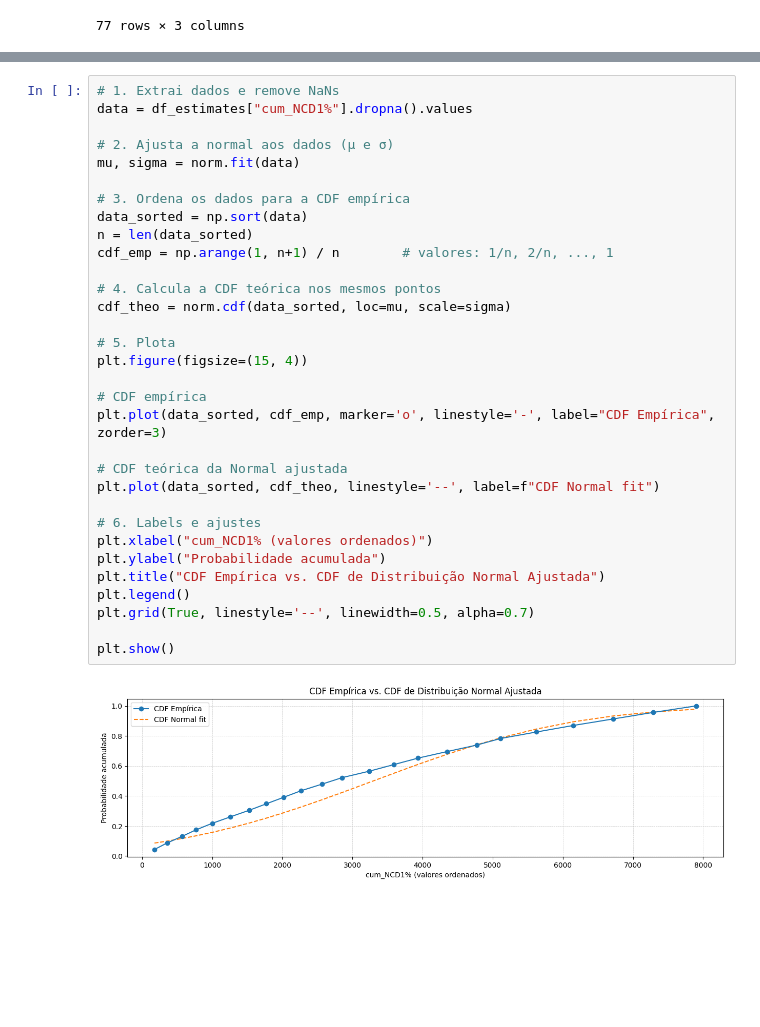
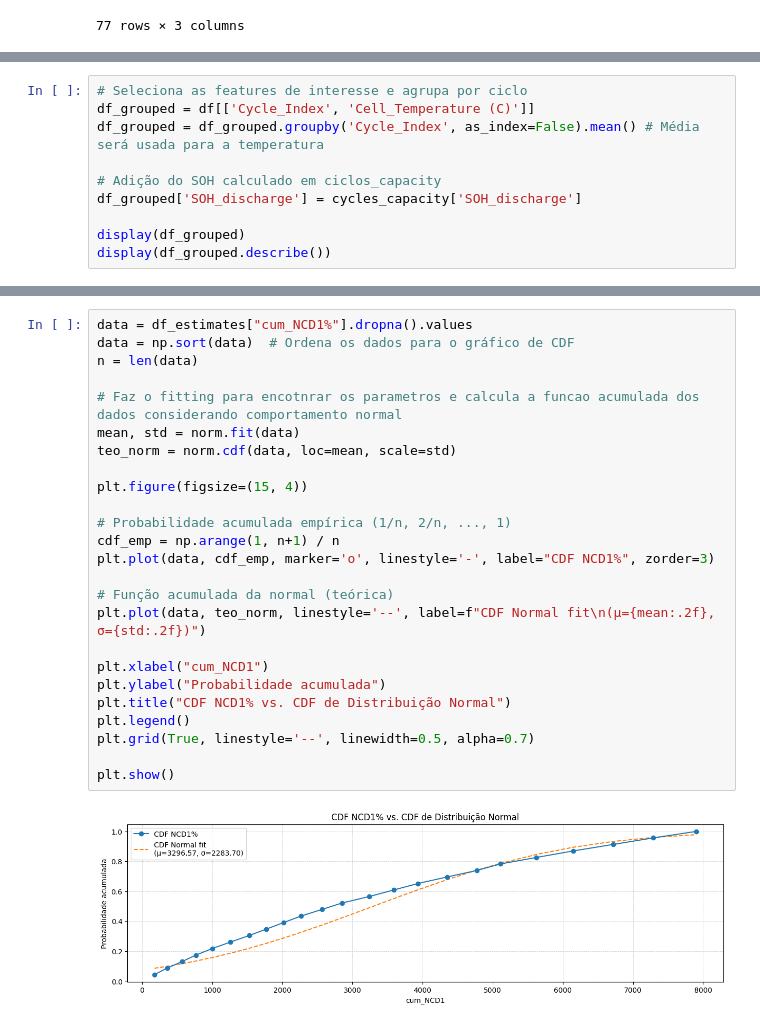
Before and after one commit to Davi-SB/Battery-Analysis, a Jupyter notebook: SOH_vs_Temperature.ipynb, the cells around one changed output, grey strips where cells are left out. Saved outputs shown, nothing was run; the diff lists cells and outputs as text; blank space fills up the shorter version.

Commit message:
update normal fit

```diff
--- a/SOH_vs_Temperature.ipynb
+++ b/SOH_vs_Temperature.ipynb
@@ -173,0 +134,10 @@ Capacidade total de descarga: 0.741 Ah
+# %%
+# Seleciona as features de interesse e agrupa por ciclo
+df_grouped = df[['Cycle_Index', 'Cell_Temperature (C)']]
+df_grouped = df_grouped.groupby('Cycle_Index', as_index=False).mean() # Média será usada para a temperatura
+
+# Adição do SOH calculado em ciclos_capacity
+df_grouped['SOH_discharge'] = cycles_capacity['SOH_discharge']
+
+display(df_grouped)
+display(df_grouped.describe())
@@ -339,34 +317,27 @@ plt.show()
 # %%
-# 1. Extrai dados e remove NaNs
 data = df_estimates["cum_NCD1%"].dropna().values
+data = np.sort(data)  # Ordena os dados para o gráfico de CDF
+n = len(data)
 
-# 2. Ajusta a normal aos dados (μ e σ)
-mu, sigma = norm.fit(data)
+# Faz o fitting para encotnrar os parametros e calcula a funcao acumulada dos dados considerando comportamento normal
+mean, std = norm.fit(data)
+teo_norm = norm.cdf(data, loc=mean, scale=std)
 
-# 3. Ordena os dados para a CDF empírica
-data_sorted = np.sort(data)
-n = len(data_sorted)
-cdf_emp = np.arange(1, n+1) / n        # valores: 1/n, 2/n, ..., 1
-
-# 4. Calcula a CDF teórica nos mesmos pontos
-cdf_theo = norm.cdf(data_sorted, loc=mu, scale=sigma)
-
-# 5. Plota
 plt.figure(figsize=(15, 4))
 
-# CDF empírica
-plt.plot(data_sorted, cdf_emp, marker='o', linestyle='-', label="CDF Empírica", zorder=3)
+# Probabilidade acumulada empírica (1/n, 2/n, ..., 1)
+cdf_emp = np.arange(1, n+1) / n
+plt.plot(data, cdf_emp, marker='o', linestyle='-', label="CDF NCD1%", zorder=3)
 
-# CDF teórica da Normal ajustada
-plt.plot(data_sorted, cdf_theo, linestyle='--', label=f"CDF Normal fit")
+# Função acumulada da normal (teórica)
+plt.plot(data, teo_norm, linestyle='--', label=f"CDF Normal fit\n(μ={mean:.2f}, σ={std:.2f})")
 
-# 6. Labels e ajustes
-plt.xlabel("cum_NCD1% (valores ordenados)")
+plt.xlabel("cum_NCD1")
 plt.ylabel("Probabilidade acumulada")
-plt.title("CDF Empírica vs. CDF de Distribuição Normal Ajustada")
+plt.title("CDF NCD1% vs. CDF de Distribuição Normal")
 plt.legend()
 plt.grid(True, linestyle='--', linewidth=0.5, alpha=0.7)
 
 plt.show()
 # %% [output]
-[figure, old version]
+[figure, new version]
```
Also changed, not shown: parts of 6 cells of this notebook.
